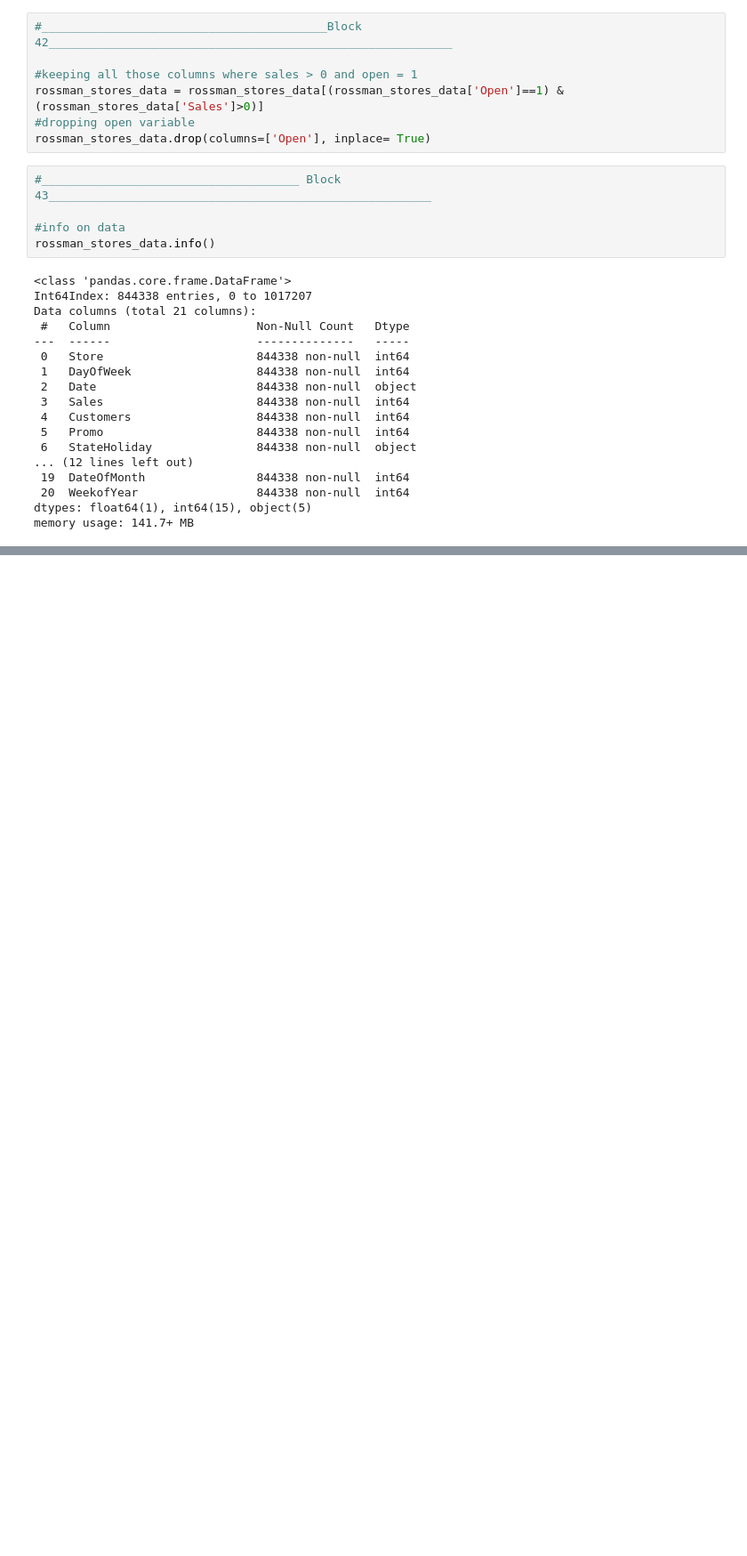
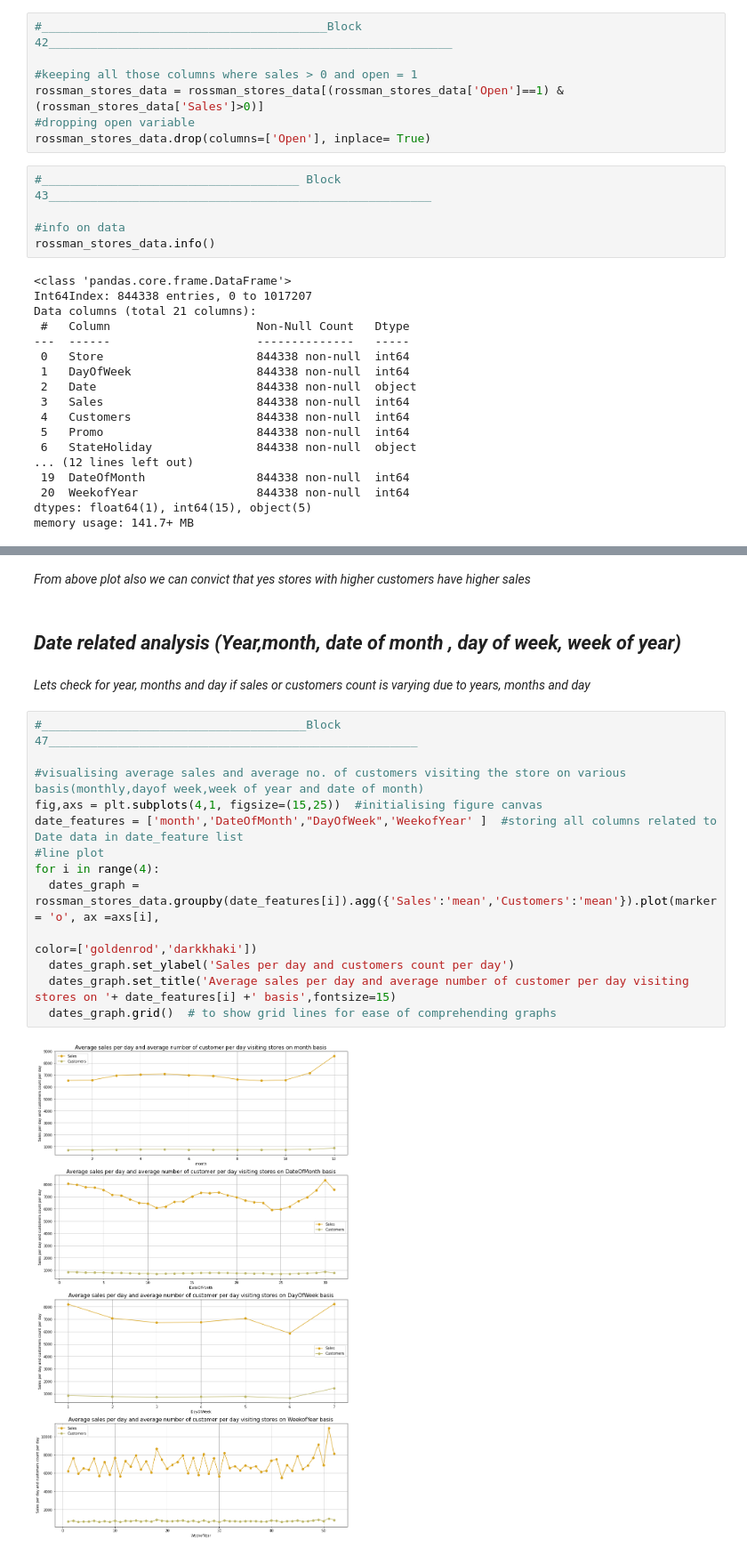
Before and after one commit to kiranmahara9600/Rossmann-Sales-Prediction, a Jupyter notebook: Rossmann_Sales_Prediction.ipynb, the cells around one changed output, grey strips where cells are left out. Shown at 89% size. Saved outputs shown, nothing was run; the diff lists cells and outputs as text; blank space fills up the shorter version.

```diff
--- a/Rossmann_Sales_Prediction.ipynb
+++ b/Rossmann_Sales_Prediction.ipynb
@@ -678,0 +731,21 @@ memory usage: 141.7+ MB
+# %% [markdown]
+*From above plot also we can convict that yes stores with higher customers have higher sales*
+# %% [markdown]
+## ***Date related analysis (Year,month, date of month , day of week, week of year)***
+# %% [markdown]
+*Lets check for year, months and day if sales or customers count is varying due to years, months and day*
+# %%
+#______________________________________Block 47_____________________________________________________
+
+#visualising average sales and average no. of customers visiting the store on various basis(monthly,dayof week,week of year and date of month)
+fig,axs = plt.subplots(4,1, figsize=(15,25))  #initialising figure canvas
+date_features = ['month','DateOfMonth',"DayOfWeek",'WeekofYear' ]  #storing all columns related to Date data in date_feature list
+#line plot
+for i in range(4):
+  dates_graph = rossman_stores_data.groupby(date_features[i]).agg({'Sales':'mean','Customers':'mean'}).plot(marker = 'o', ax =axs[i],
+                                                                                                     color=['goldenrod','darkkhaki'])
+  dates_graph.set_ylabel('Sales per day and customers count per day')
+  dates_graph.set_title('Average sales per day and average number of customer per day visiting stores on '+ date_features[i] +' basis',fontsize=15)
+  dates_graph.grid()  # to show grid lines for ease of comprehending graphs
+# %% [output]
+[figure, added]
```
Also changed, not shown: parts of 14 cells of this notebook.
